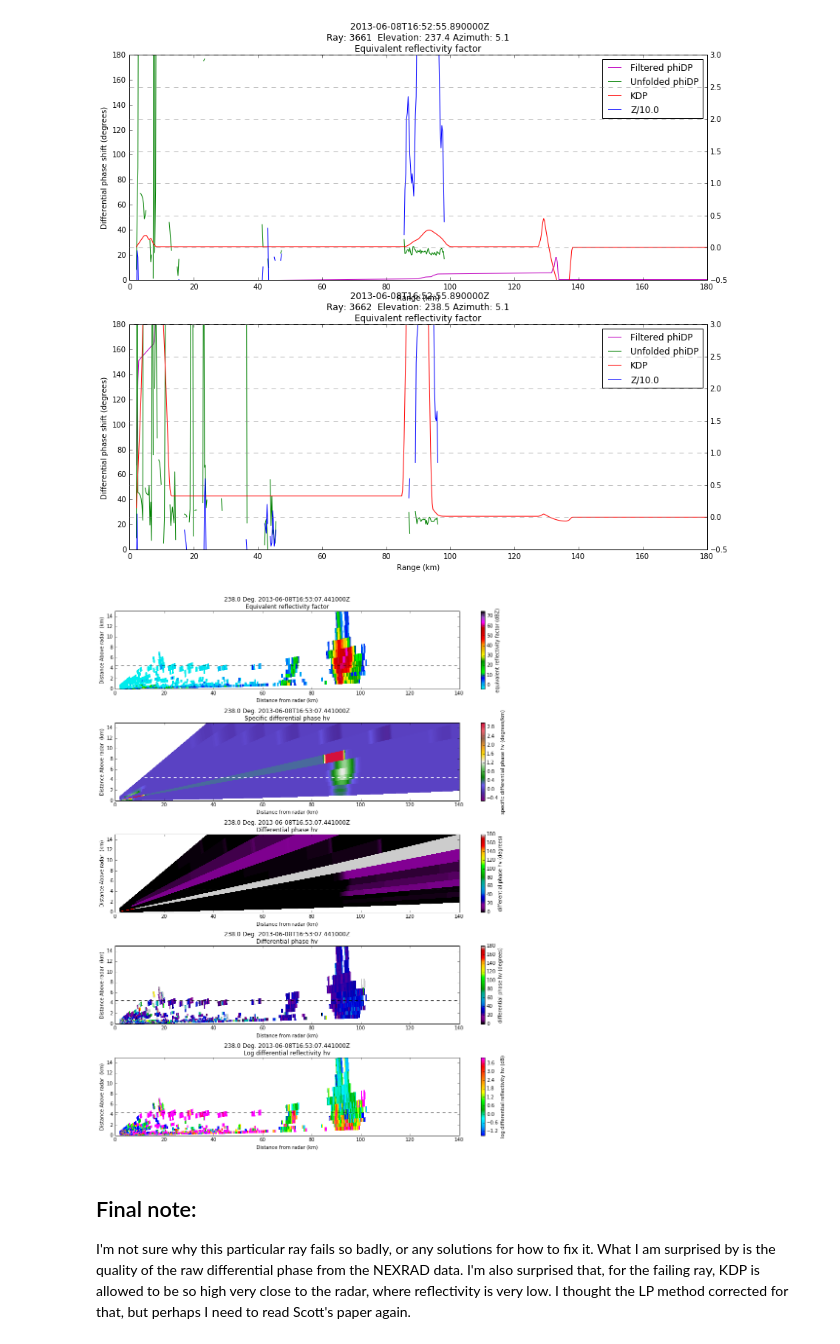
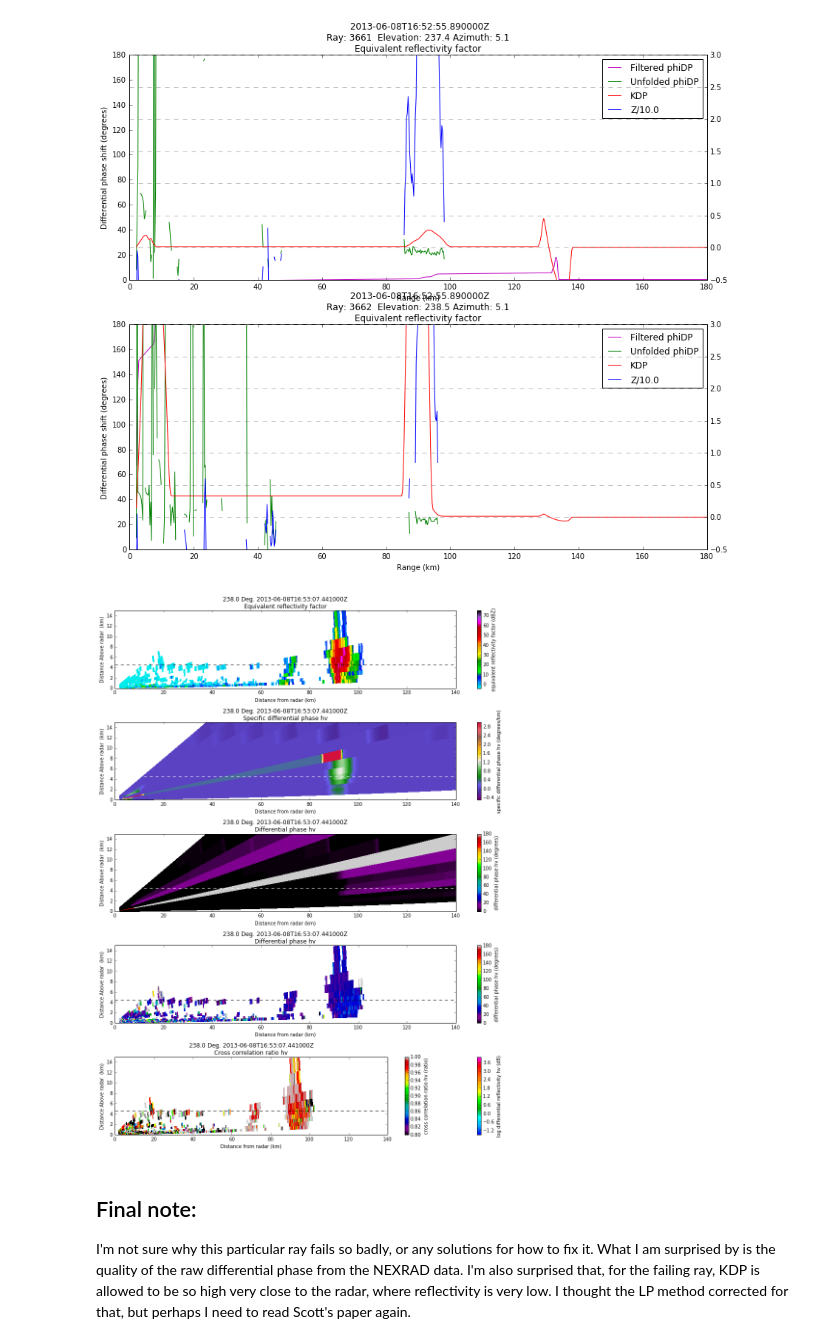
Before and after one commit to mvanlierwalq/IPy_NB_Public, a Jupyter notebook: test_proclp_grid_nexrad_3.ipynb, the cells around one changed output. Saved outputs shown, nothing was run; the diff lists cells and outputs as text; code cells hidden in the pictures.

```diff
--- a/test_proclp_grid_nexrad_3.ipynb
+++ b/test_proclp_grid_nexrad_3.ipynb
@@ -280,47 +280,55 @@ ax.legend(display.plots,
 maxx = 140
 
 display = pyart.graph.RadarDisplay(xsect)
-fig = plt.figure(figsize=(13,16))
-ax = fig.add_subplot(511)
+fig = plt.figure(figsize=(13,19))
+ax = fig.add_subplot(611)
 display.plot('reflectivity', 1, vmin=-4, vmax=75.,cmap=pcm.NWSRef)
 ax.plot([0.,maxx],[frz_lev,frz_lev],'k--')
 ax.set_ylim(0.,15)
 ax.set_xlim(0.,maxx)
-ax = fig.add_subplot(512)
+ax = fig.add_subplot(612)
 display.plot('kdp', 1, vmin=-.5, vmax=3.,cmap=pcm.RRate11)
 ax.plot([0.,maxx],[frz_lev,frz_lev],'w--')
 ax.set_ylim(0.,15)
 ax.set_xlim(0.,maxx)
 
-ax = fig.add_subplot(513)
+ax = fig.add_subplot(613)
 display.plot('phidp', 1, vmin=-.5, vmax=180.,cmap=cm.spectral)
 #display.plot('phidp', 1, cmap=cm.spectral)
 ax.plot([0.,maxx],[frz_lev,frz_lev],'w--')
 ax.set_ylim(0.,15)
 ax.set_xlim(0.,maxx)
-ax = fig.add_subplot(514)
+ax = fig.add_subplot(614)
 display.plot('differential_phase', 1, vmin=-.5, vmax=180.,cmap=cm.spectral)
 #display.plot('differential_phase', 1, cmap=cm.spectral)
 #display.plot('differential_reflectivity', 1, vmin=-1.5,vmax=5.,cmap=pcm.RefDiff)
 ax.plot([0.,maxx],[frz_lev,frz_lev],'k--')
 ax.set_ylim(0.,15)
 ax.set_xlim(0.,maxx)
 
-ax = fig.add_subplot(515)
+ax = fig.add_subplot(615)
 #display.plot('differential_phase', 0, vmin=-.5, vmax=180.,cmap=cm.spectral)
 #display.plot('differential_phase', 1, cmap=cm.spectral)
 display.plot('differential_reflectivity', 1, vmin=-1.5,vmax=4.,cmap=pcm.RefDiff)
+ax.plot([0.,maxx],[frz_lev,frz_lev],'k--')
+ax.set_ylim(0.,15)
+ax.set_xlim(0.,maxx)
+
+ax = fig.add_subplot(615)
+#display.plot('differential_phase', 0, vmin=-.5, vmax=180.,cmap=cm.spectral)
+#display.plot('differential_phase', 1, cmap=cm.spectral)
+display.plot('cross_correlation_ratio', 1, vmin=.8,vmax=1.,cmap=cm.spectral)
 ax.plot([0.,maxx],[frz_lev,frz_lev],'k--')
 ax.set_ylim(0.,15)
 ax.set_xlim(0.,maxx)
 
 plt.tight_layout()
 plt.show()
 
 #..fig.savefig('kdp_proc_fail.png')
 #..
 # %% [output]
-[figure, old version]
+[figure, new version]
 # %% [markdown]
 ## Final note:
 I'm not sure why this particular ray fails so badly, or any solutions for how to fix it. What I am surprised by is the quality of the raw differential phase from the NEXRAD data. I'm also surprised that, for the failing ray, KDP is allowed to be so high very close to the radar, where reflectivity is very low. I thought the LP method corrected for that, but perhaps I need to read Scott's paper again.
```
